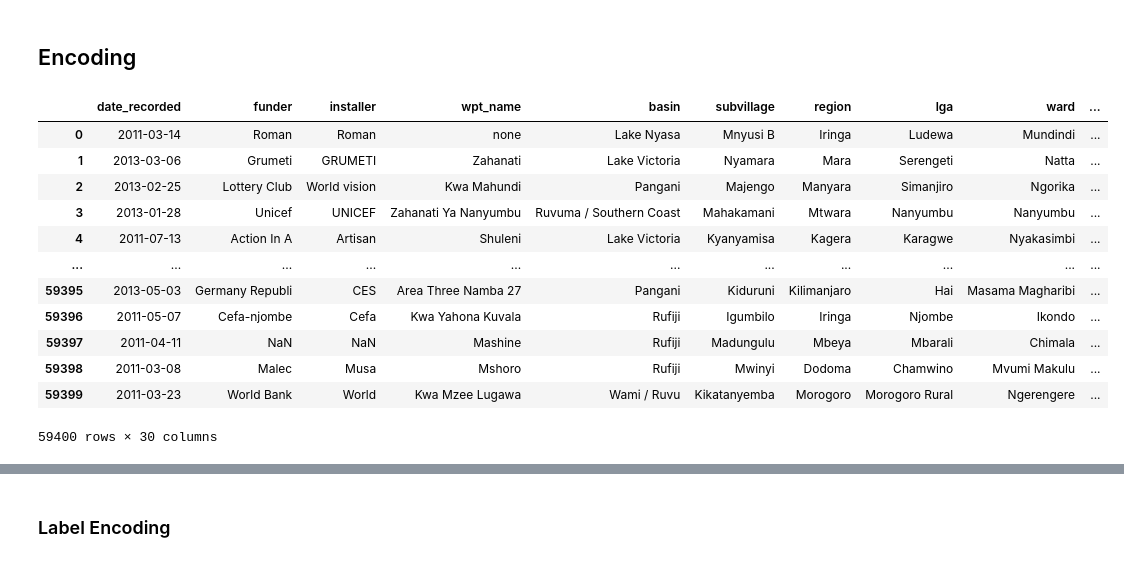
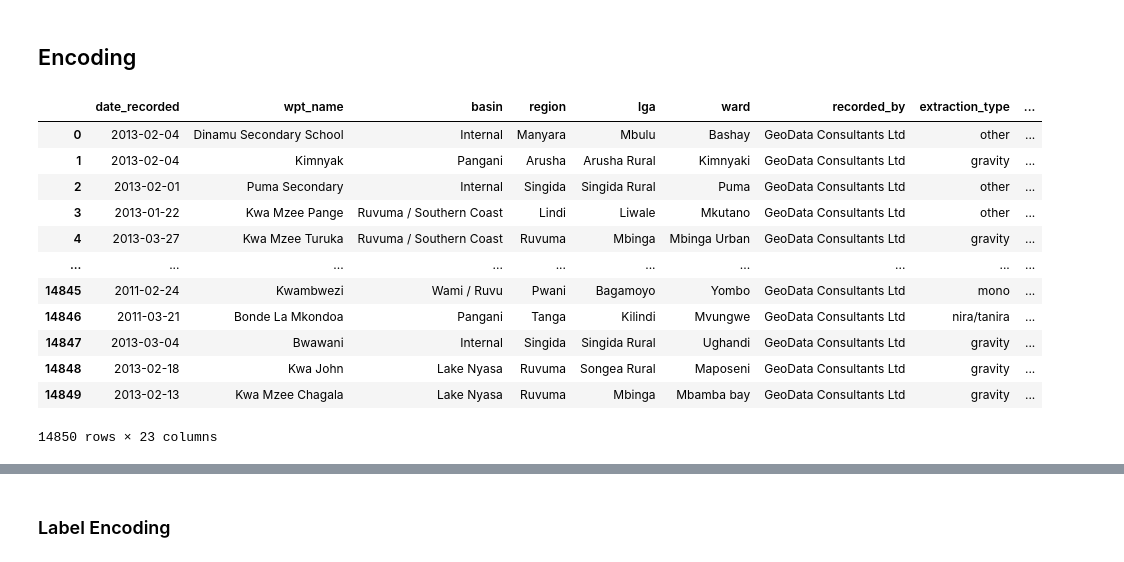
Before and after one commit to anjuchamantha/Machine-Learning-Module-Project, a Jupyter notebook: competition-notebook.ipynb, the cells around one changed output, grey strips where cells are left out. Drawn from its saved outputs; the diff is of its cells as text; code cells hidden in the pictures.

Commit message:
Prediction of test data

```diff
--- a/competition-notebook.ipynb
+++ b/competition-notebook.ipynb
@@ -102,9 +117,15 @@ dtype: int64
 # and scheme_name is not much important for prediction
 
 df_dropped = df.drop('scheme_name', axis = 1)
-
-# Drop the rows with missing data or nan
-# df_dropped = df_dropped.dropna()
+test_df_dropped = X_test.drop('scheme_name', axis = 1)
+# %%
+# Drop the rows with missing data or nan
+# df_dropped = df_dropped.dropna()
+
+#Drop cols with missing values
+cols_with_missing = ["funder","installer","subvillage","public_meeting","scheme_management","permit"]
+df_dropped = df_dropped.drop(cols_with_missing, axis=1)
+test_df_dropped = test_df_dropped.drop(cols_with_missing, axis=1)
 # %%
 # df_dropped.isna().sum()
 # %% [markdown]
@@ -112,11 +135,7 @@ df_dropped = df.drop('scheme_name', axis = 1)
 # %%
 # df["funder"] = df["funder"].astype('category')
 # df['funder'] = df['funder'].fillna((df['funder'].median()))
-df_dropped = df_dropped[["funder"]].fillna("missing")
-df_dropped
-# df_dropped = df_dropped["installer"].fillna("missing")
-# df_dropped = df_dropped["subvillage"].fillna("missing")
-# df_dropped = df_dropped["public_meeting"].fillna("missing")
-# df_dropped = df_dropped["scheme_management"].fillna("missing")
-# df_dropped = df_dropped["permit"].fillna("missing")
+
+# df = df_dropped.fillna("missing")
+# X_test = test_df_dropped.fillna("missing")
 # df_dropped.isna().sum()
@@ -165,3 +197,8 @@ df
+# %%
+df = df_dropped
+X_test = test_df_dropped
+# df
+# X_test
 # %%
 # df.isna().sum()
 # %% [markdown]
@@ -169,19 +206,21 @@ df
 # %%
 # columns with data type `object` needs to be encoded
 
 obj_df = df.select_dtypes(include=['object']).copy()
-obj_df
+test_obj_df = X_test.select_dtypes(include=['object']).copy()
+# obj_df
+test_obj_df
 # %% [output]
-|  | date_recorded | funder | installer | wpt_name | basin | subvillage | region | lga | ward | ... |
-| 0 | 2011-03-14 | Roman | Roman | none | Lake Nyasa | Mnyusi B | Iringa | Ludewa | Mundindi | ... |
-| 1 | 2013-03-06 | Grumeti | GRUMETI | Zahanati | Lake Victoria | Nyamara | Mara | Serengeti | Natta | ... |
-| 2 | 2013-02-25 | Lottery Club | World vision | Kwa Mahundi | Pangani | Majengo | Manyara | Simanjiro | Ngorika | ... |
-| 3 | 2013-01-28 | Unicef | UNICEF | Zahanati Ya Nanyumbu | Ruvuma / Southern Coast | Mahakamani | Mtwara | Nanyumbu | Nanyumbu | ... |
-| 4 | 2011-07-13 | Action In A | Artisan | Shuleni | Lake Victoria | Kyanyamisa | Kagera | Karagwe | Nyakasimbi | ... |
-| ... | ... | ... | ... | ... | ... | ... | ... | ... | ... | ... |
-| 59395 | 2013-05-03 | Germany Republi | CES | Area Three Namba 27 | Pangani | Kiduruni | Kilimanjaro | Hai | Masama Magharibi | ... |
-| 59396 | 2011-05-07 | Cefa-njombe | Cefa | Kwa Yahona Kuvala | Rufiji | Igumbilo | Iringa | Njombe | Ikondo | ... |
-| 59397 | 2011-04-11 | NaN | NaN | Mashine | Rufiji | Madungulu | Mbeya | Mbarali | Chimala | ... |
-| 59398 | 2011-03-08 | Malec | Musa | Mshoro | Rufiji | Mwinyi | Dodoma | Chamwino | Mvumi Makulu | ... |
-| 59399 | 2011-03-23 | World Bank | World | Kwa Mzee Lugawa | Wami / Ruvu | Kikatanyemba | Morogoro | Morogoro Rural | Ngerengere | ... |
+|  | date_recorded | wpt_name | basin | region | lga | ward | recorded_by | extraction_type | ... |
+| 0 | 2013-02-04 | Dinamu Secondary School | Internal | Manyara | Mbulu | Bashay | GeoData Consultants Ltd | other | ... |
+| 1 | 2013-02-04 | Kimnyak | Pangani | Arusha | Arusha Rural | Kimnyaki | GeoData Consultants Ltd | gravity | ... |
+| 2 | 2013-02-01 | Puma Secondary | Internal | Singida | Singida Rural | Puma | GeoData Consultants Ltd | other | ... |
+| 3 | 2013-01-22 | Kwa Mzee Pange | Ruvuma / Southern Coast | Lindi | Liwale | Mkutano | GeoData Consultants Ltd | other | ... |
+| 4 | 2013-03-27 | Kwa Mzee Turuka | Ruvuma / Southern Coast | Ruvuma | Mbinga | Mbinga Urban | GeoData Consultants Ltd | gravity | ... |
+| ... | ... | ... | ... | ... | ... | ... | ... | ... | ... |
+| 14845 | 2011-02-24 | Kwambwezi | Wami / Ruvu | Pwani | Bagamoyo | Yombo | GeoData Consultants Ltd | mono | ... |
+| 14846 | 2011-03-21 | Bonde La Mkondoa | Pangani | Tanga | Kilindi | Mvungwe | GeoData Consultants Ltd | nira/tanira | ... |
+| 14847 | 2013-03-04 | Bwawani | Internal | Singida | Singida Rural | Ughandi | GeoData Consultants Ltd | gravity | ... |
+| 14848 | 2013-02-18 | Kwa John | Lake Nyasa | Ruvuma | Songea Rural | Maposeni | GeoData Consultants Ltd | gravity | ... |
+| 14849 | 2013-02-13 | Kwa Mzee Chagala | Lake Nyasa | Ruvuma | Mbinga | Mbamba bay | GeoData Consultants Ltd | gravity | ... |
-59400 rows × 30 columns
+14850 rows × 23 columns
```
Also changed, not shown: parts of 21 cells of this notebook.
